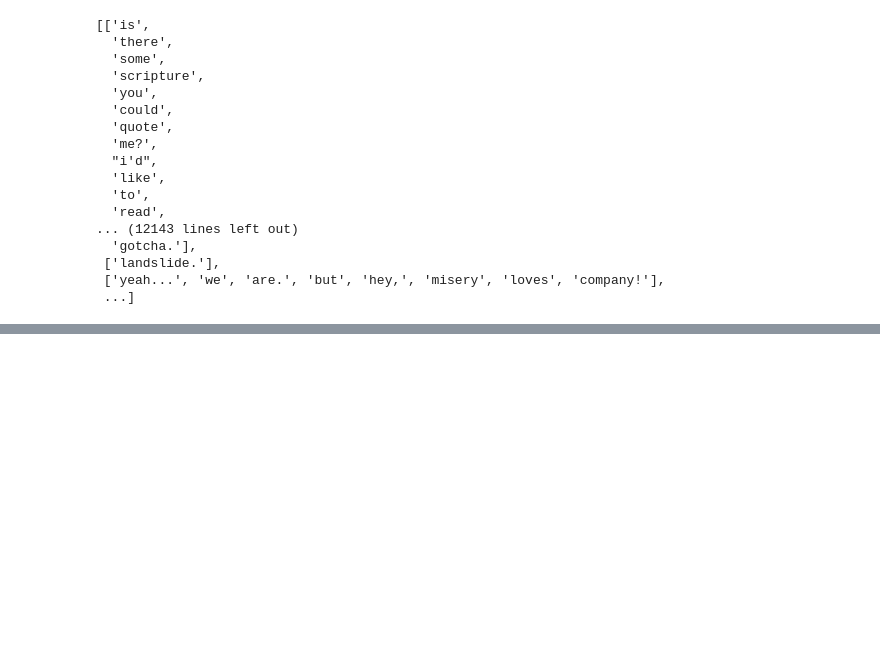
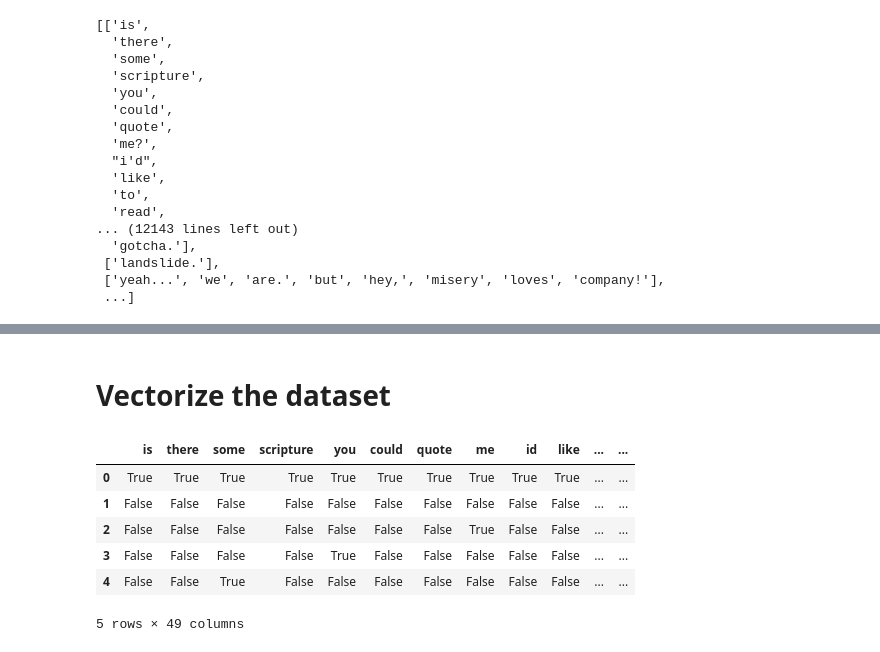
Before and after one commit to ILoveBacteria/machine-learning-assignments, a Jupyter notebook: project/project.ipynb, the cells around one changed output, grey strips where cells are left out. Drawn from its saved outputs; the diff is of its cells as text; code cells hidden in the pictures; blank space fills up the shorter version.

Commit message:
Preprocess and vectorize words

```diff
--- a/project/project.ipynb
+++ b/project/project.ipynb
@@ -144,14 +147,12 @@ x
  ['yeah...', 'we', 'are.', 'but', 'hey,', 'misery', 'loves', 'company!'],
  ...]
 # %%
-characters = {'alphabet': 0, 'numbers': 0}
+characters = {'isalnum': 0}
 for text in x:
     for word in text:
         for c in word:
-            if c.isalpha():
-                characters['alphabet'] += 1
-            elif c.isnumeric():
-                characters['numbers'] += 1
+            if c.isalnum():
+                characters['isalnum'] += 1
             elif c in characters:
                 characters[c] += 1
             else:
@@ -178,3 +183,17 @@ characters
  '✔': 17,
  '⚡': 2,
  '🧐': 0}
+# %%
+def remove_special_chars(word: str):
+    if word.isalnum():
+        return word, []
+    specials = list(filter(lambda c: (c in ('?', '!') or c > '\u202c') and c.isprintable(), filter(lambda c: not c.isalnum(), word)))
+    return ''.join(filter(lambda c: c.isalnum(), word)), specials
+
+
+for text in tqdm(x):
+    specials = []
+    for i, word in enumerate(text):
+        text[i], special_word = remove_special_chars(word)
+        specials.extend(special_word)
+    text.extend(specials)
@@ -180,0 +220,18 @@ characters
+# %% [markdown]
+# Vectorize the dataset
+# %%
+df = pd.DataFrame(dtype=bool)
+for i, text in enumerate(tqdm(x[:5])):
+    for word in text:
+        df.loc[i, word] = True
+df.fillna(False, inplace=True)
+# %%
+df
+# %% [output]
+|  | is | there | some | scripture | you | could | quote | me | id | like | ... | ... |
+| 0 | True | True | True | True | True | True | True | True | True | True | ... | ... |
+| 1 | False | False | False | False | False | False | False | False | False | False | ... | ... |
+| 2 | False | False | False | False | False | False | False | True | False | False | ... | ... |
+| 3 | False | False | False | False | True | False | False | False | False | False | ... | ... |
+| 4 | False | False | True | False | False | False | False | False | False | False | ... | ... |
+5 rows × 49 columns
```
Also changed, not shown: parts of 9 cells of this notebook.
